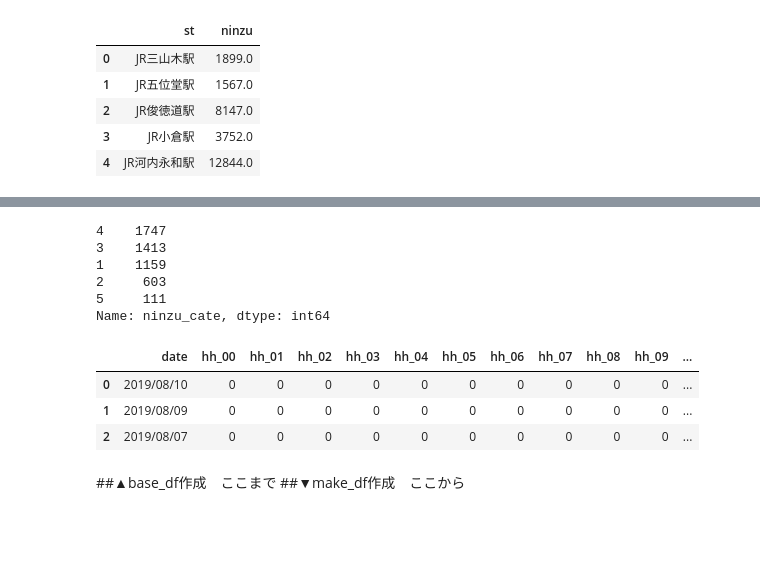
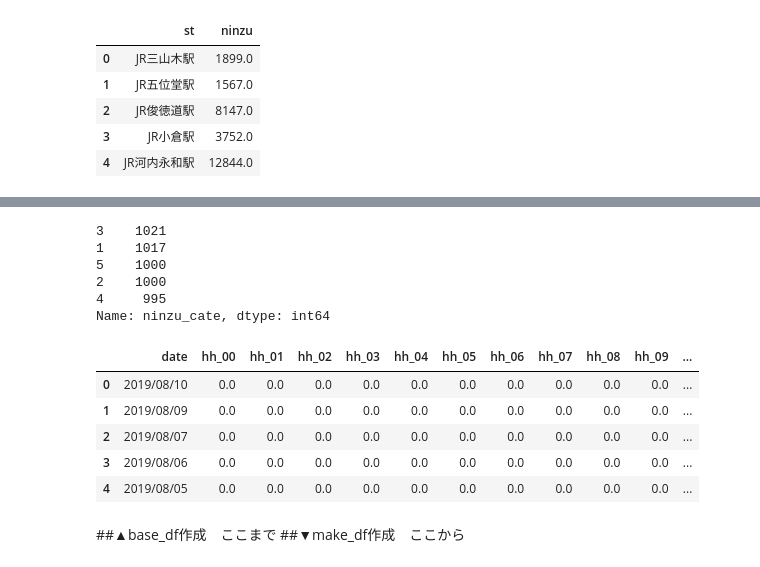
Before and after one commit to soichi-fujiwara/jupyter-notebook, a Jupyter notebook: Train_Accidents_Pred_3.ipynb, the cells around one changed output, grey strips where cells are left out. Cells and saved outputs as stored; diff of their text form; code cells hidden in the pictures; blank space fills up the shorter version.

```diff
--- a/Train_Accidents_Pred_3.ipynb
+++ b/Train_Accidents_Pred_3.ipynb
@@ -113,10 +113,7 @@ add_df.head(5)
 add_df["date"] = add_df['date'].astype('str')
 
 #乗車人数
-wk_df = pd.merge(add_df,ninzu_df, on='st' , how='left')#left join
-
-#乗車人数カテゴリ分け用の項目追加
-base_df = wk_df.assign(ninzu_cate=0)
+base_df = pd.merge(add_df,ninzu_df, on='st' , how='left')#left join
 
 #乗車人数を正規化
 base_df['ninzu'] = base_df['ninzu'].astype('float')
@@ -125,33 +122,41 @@ base_df = base_df[base_df['ninzu'] > 0]
 s = base_df['ninzu']
 base_df['ninzu'] = (s - s.min()) / (s.max() - s.min())
 
+#人数をカテゴライズ化(5分割)
+ninzu_cate_num_df = pd.DataFrame(pd.qcut(base_df['ninzu'], 5, labels=[1,2,3,4,5])).reset_index(drop=True)
+#カラム名変更(ninzu -> ninzu_cate)
+ninzu_cate_num_df = ninzu_cate_num_df.rename(columns={'ninzu': 'ninzu_cate'})
+base_df = pd.concat([base_df,ninzu_cate_num_df],axis=1)
+
 #乗車人数を5分類に分ける
-base_df.loc[(base_df['ninzu'] >= 0) & (base_df['ninzu'] < 0.005 ) ,"ninzu_cate"] = 1
-base_df.loc[(base_df['ninzu'] >= 0.005) & (base_df['ninzu'] < 0.008 ) ,"ninzu_cate"] = 2
-base_df.loc[(base_df['ninzu'] >= 0.008) & (base_df['ninzu'] < 0.02 ) ,"ninzu_cate"] = 3
-base_df.loc[(base_df['ninzu'] >= 0.02) & (base_df['ninzu'] < 0.50 ) ,"ninzu_cate"] = 4
-base_df.loc[(base_df['ninzu'] >= 0.50) & (base_df['ninzu'] <= 1.0 ) ,"ninzu_cate"] = 5
+# base_df.loc[(base_df['ninzu'] >= 0) & (base_df['ninzu'] < 0.2 ) ,"ninzu_cate"] = 1
+# base_df.loc[(base_df['ninzu'] >= 0.2) & (base_df['ninzu'] < 0.4 ) ,"ninzu_cate"] = 2
+# base_df.loc[(base_df['ninzu'] >= 0.4) & (base_df['ninzu'] < 0.6 ) ,"ninzu_cate"] = 3
+# base_df.loc[(base_df['ninzu'] >= 0.6) & (base_df['ninzu'] < 0.8 ) ,"ninzu_cate"] = 4
+# base_df.loc[(base_df['ninzu'] >= 0.8) & (base_df['ninzu'] <= 1.0 ) ,"ninzu_cate"] = 5
 
 print(base_df["ninzu_cate"].value_counts())
 # %% [output]
-4    1747
-3    1413
-1    1159
-2     603
-5     111
+3    1021
+1    1017
+5    1000
+2    1000
+4     995
 Name: ninzu_cate, dtype: int64
 # %%
 #結合後にダミー変数化
 dmy_df = pd.get_dummies(base_df['ninzu_cate'],prefix='ninzu')
 base_df2 = pd.merge(base_df, dmy_df, left_index=True, right_index=True)
 base_df3 = base_df2.drop(["ninzu","ninzu_cate","line","from_st","to_st","st"],axis=1)
 base_df3 = base_df3.assign(flg=1)
-base_df3.head(3)
+base_df3.head()
 # %% [output]
 |  | date | hh_00 | hh_01 | hh_02 | hh_03 | hh_04 | hh_05 | hh_06 | hh_07 | hh_08 | hh_09 | ... |
-| 0 | 2019/08/10 | 0 | 0 | 0 | 0 | 0 | 0 | 0 | 0 | 0 | 0 | ... |
-| 1 | 2019/08/09 | 0 | 0 | 0 | 0 | 0 | 0 | 0 | 0 | 0 | 0 | ... |
-| 2 | 2019/08/07 | 0 | 0 | 0 | 0 | 0 | 0 | 0 | 0 | 0 | 0 | ... |
+| 0 | 2019/08/10 | 0.0 | 0.0 | 0.0 | 0.0 | 0.0 | 0.0 | 0.0 | 0.0 | 0.0 | 0.0 | ... |
+| 1 | 2019/08/09 | 0.0 | 0.0 | 0.0 | 0.0 | 0.0 | 0.0 | 0.0 | 0.0 | 0.0 | 0.0 | ... |
+| 2 | 2019/08/07 | 0.0 | 0.0 | 0.0 | 0.0 | 0.0 | 0.0 | 0.0 | 0.0 | 0.0 | 0.0 | ... |
+| 3 | 2019/08/06 | 0.0 | 0.0 | 0.0 | 0.0 | 0.0 | 0.0 | 0.0 | 0.0 | 0.0 | 0.0 | ... |
+| 4 | 2019/08/05 | 0.0 | 0.0 | 0.0 | 0.0 | 0.0 | 0.0 | 0.0 | 0.0 | 0.0 | 0.0 | ... |
 # %% [markdown]
 ##▲base_df作成　ここまで
 ##▼make_df作成　ここから
```
Also changed, not shown: parts of 16 cells of this notebook.
